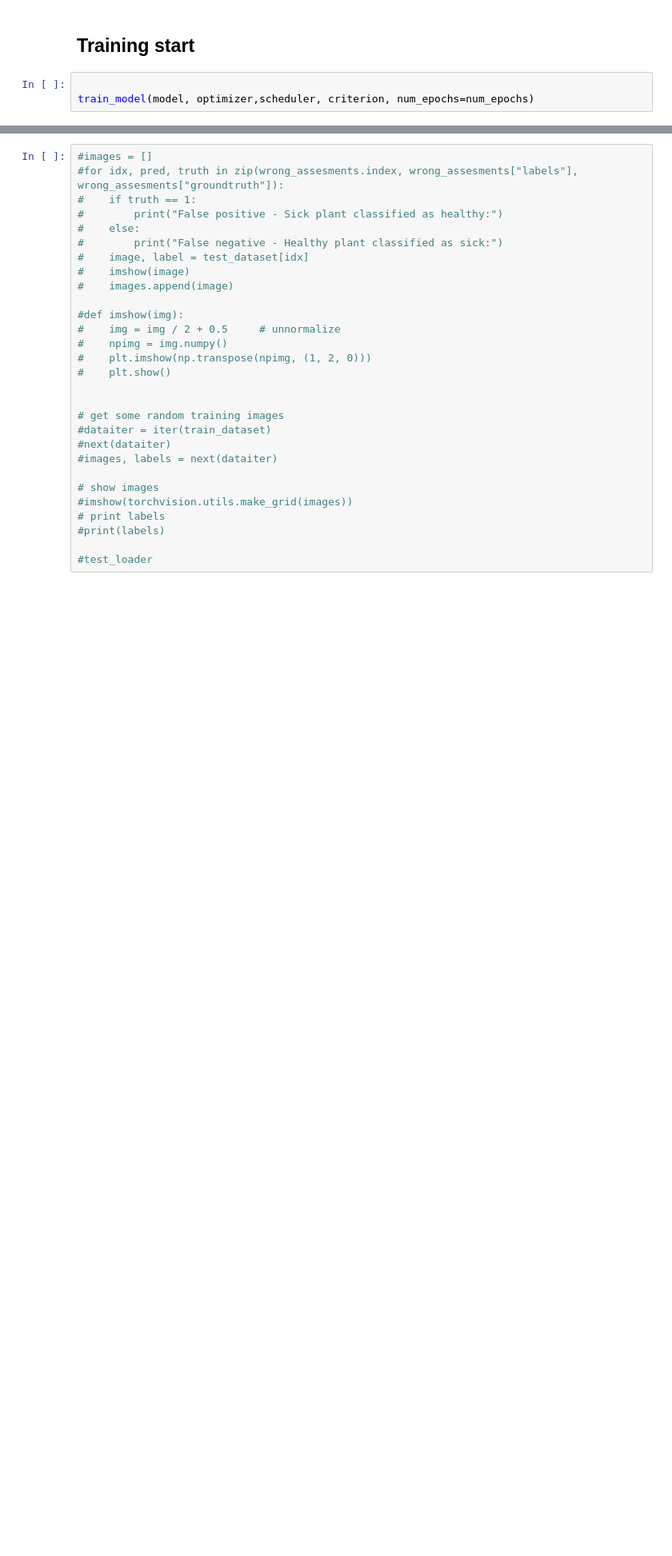
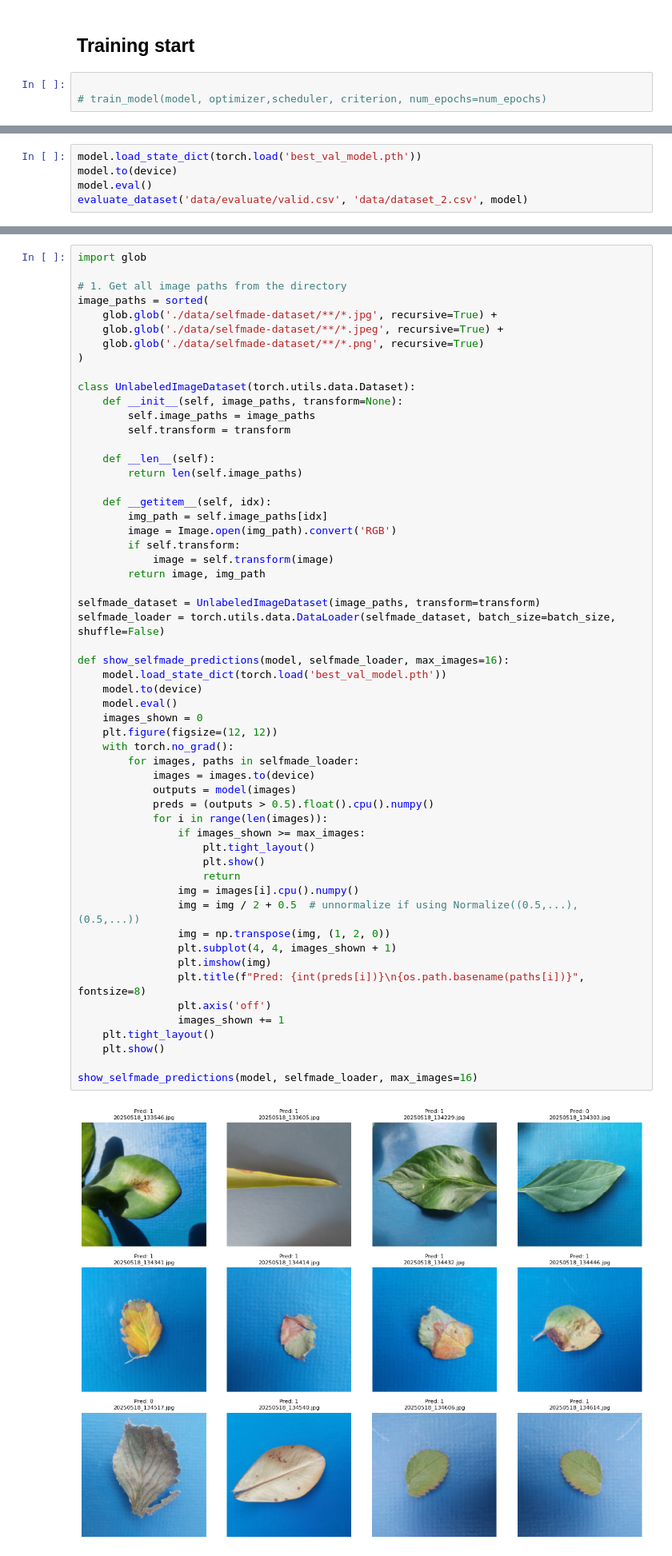
Before and after one commit to daniel-seiler/AILab, a Jupyter notebook: project/project.ipynb, the cells around one changed output, grey strips where cells are left out. Shown at 80% size. Saved outputs shown, nothing was run; the diff lists cells and outputs as text; blank space fills up the shorter version.

```diff
--- a/project/project.ipynb
+++ b/project/project.ipynb
@@ -415,4 +603,4 @@ scheduler = torch.optim.lr_scheduler.StepLR(optimizer, step_size=10, gamma=0.5)
 ## Training start
 # %%
 
-train_model(model, optimizer,scheduler, criterion, num_epochs=num_epochs)
+# train_model(model, optimizer,scheduler, criterion, num_epochs=num_epochs)
@@ -458,0 +615,5 @@ Accuracy: 0.9126
+# %%
+model.load_state_dict(torch.load('best_val_model.pth'))
+model.to(device)
+model.eval()
+evaluate_dataset('data/evaluate/valid.csv', 'data/dataset_2.csv', model)
@@ -459,32 +622,61 @@ Accuracy: 0.9126
 # %%
-#images = []
-#for idx, pred, truth in zip(wrong_assesments.index, wrong_assesments["labels"], wrong_assesments["groundtruth"]):
-#    if truth == 1:
-#        print("False positive - Sick plant classified as healthy:")
-#    else:
-#        print("False negative - Healthy plant classified as sick:")
-#    image, label = test_dataset[idx]
-#    imshow(image)
-#    images.append(image)
+import glob
 
-#def imshow(img):
-#    img = img / 2 + 0.5     # unnormalize
-#    npimg = img.numpy()
-#    plt.imshow(np.transpose(npimg, (1, 2, 0)))
-#    plt.show()
+# 1. Get all image paths from the directory
+image_paths = sorted(
+    glob.glob('./data/selfmade-dataset/**/*.jpg', recursive=True) +
+    glob.glob('./data/selfmade-dataset/**/*.jpeg', recursive=True) +
+    glob.glob('./data/selfmade-dataset/**/*.png', recursive=True)
+)
 
+class UnlabeledImageDataset(torch.utils.data.Dataset):
+    def __init__(self, image_paths, transform=None):
+        self.image_paths = image_paths
+        self.transform = transform
 
-# get some random training images
-#dataiter = iter(train_dataset)
-#next(dataiter)
-#images, labels = next(dataiter)
+    def __len__(self):
+        return len(self.image_paths)
 
-# show images
-#imshow(torchvision.utils.make_grid(images))
-# print labels
-#print(labels)
+    def __getitem__(self, idx):
+        img_path = self.image_paths[idx]
+        image = Image.open(img_path).convert('RGB')
+        if self.transform:
+            image = self.transform(image)
+        return image, img_path
 
-#test_loader
+selfmade_dataset = UnlabeledImageDataset(image_paths, transform=transform)
+selfmade_loader = torch.utils.data.DataLoader(selfmade_dataset, batch_size=batch_size, shuffle=False)
+
+def show_selfmade_predictions(model, selfmade_loader, max_images=16):
+    model.load_state_dict(torch.load('best_val_model.pth'))
+    model.to(device)
+    model.eval()
+    images_shown = 0
+    plt.figure(figsize=(12, 12))
+    with torch.no_grad():
+        for images, paths in selfmade_loader:
+            images = images.to(device)
+            outputs = model(images)
+            preds = (outputs > 0.5).float().cpu().numpy()
+            for i in range(len(images)):
+                if images_shown >= max_images:
+                    plt.tight_layout()
+                    plt.show()
+                    return
+                img = images[i].cpu().numpy()
+                img = img / 2 + 0.5  # unnormalize if using Normalize((0.5,...), (0.5,...))
+                img = np.transpose(img, (1, 2, 0))
+                plt.subplot(4, 4, images_shown + 1)
+                plt.imshow(img)
+                plt.title(f"Pred: {int(preds[i])}\n{os.path.basename(paths[i])}", fontsize=8)
+                plt.axis('off')
+                images_shown += 1
+    plt.tight_layout()
+    plt.show()
+
+show_selfmade_predictions(model, selfmade_loader, max_images=16)
+# %% [output]
+[figure, added]
 # %%
 %load_ext tensorboard
 %tensorboard --logdir=runs
```
Also changed, not shown: parts of 23 cells of this notebook.
